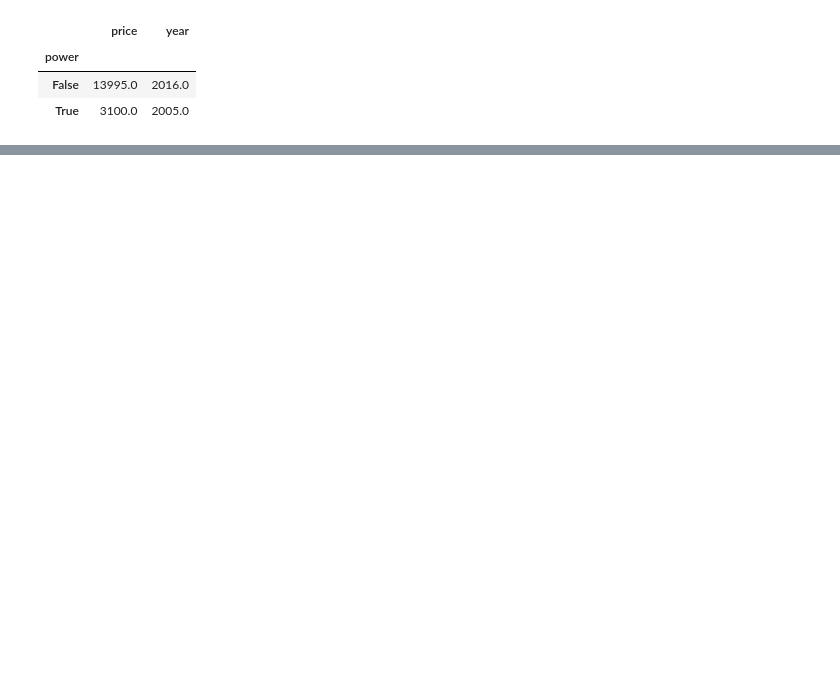
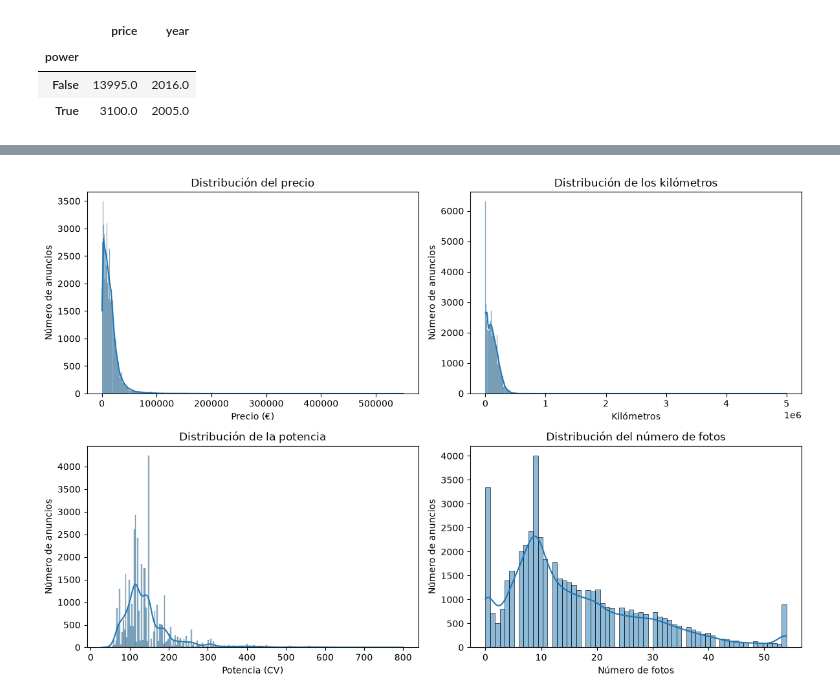
Before and after one commit to rusamen86/tfm-p1-precio-coches, a Jupyter notebook: notebooks/01_eda.ipynb, the cells around one changed output, grey strips where cells are left out. Cells and saved outputs as stored; diff of their text form; code cells hidden in the pictures; blank space fills up the shorter version.

Commit message:
actualizacion eda
revision de distribución y outliyers

```diff
--- a/notebooks/01_eda.ipynb
+++ b/notebooks/01_eda.ipynb
@@ -169,0 +180,20 @@ Solo hay dos anuncios sin marca y los dos son del modelo D2S. Como ningún otro
+# %%
+fig, axes = plt.subplots(2, 2, figsize=(12, 8))
+
+columnas = [
+    ('price', 'Distribución del precio', 'Precio (€)', axes[0, 0]),
+    ('kms', 'Distribución de los kilómetros', 'Kilómetros', axes[0, 1]),
+    ('power', 'Distribución de la potencia', 'Potencia (CV)', axes[1, 0]),
+    ('photos', 'Distribución del número de fotos', 'Número de fotos', axes[1, 1]),
+]
+
+for col, titulo, eje, ax in columnas:
+    sns.histplot(df[col].dropna(), kde=True, ax=ax)
+    ax.set_title(titulo)
+    ax.set_xlabel(eje)
+    ax.set_ylabel('Número de anuncios')
+
+plt.tight_layout()
+plt.show()
+# %% [output]
+[figure, added]
```
Also changed, not shown: parts of 35 cells of this notebook.
